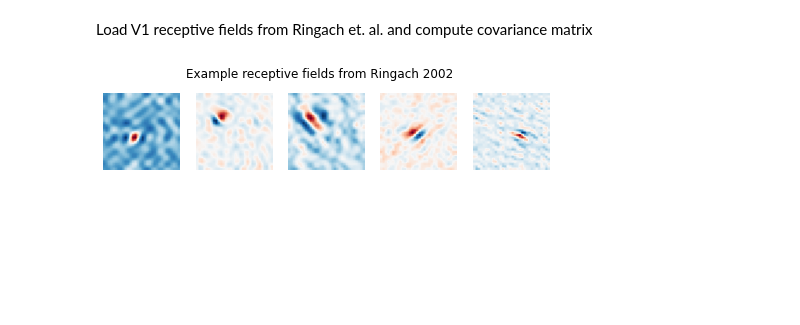
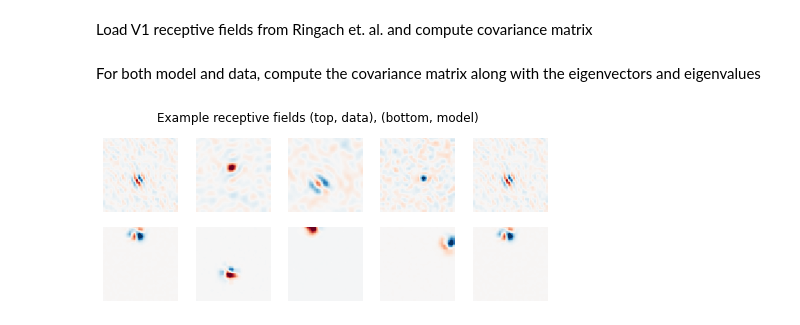
Before and after one commit to BruntonUWBio/structured-random-features, a Jupyter notebook: new_version/Ringach_V1_data.ipynb, the cells around one changed output. Drawn from its saved outputs; the diff is of its cells as text; code cells hidden in the pictures; blank space fills up the shorter version.

Commit message:
minor changes to ringach covariance analysis

```diff
--- a/new_version/Ringach_V1_data.ipynb
+++ b/new_version/Ringach_V1_data.ipynb
@@ -26,18 +27,41 @@ for cell in range(num_cells):
     STA[cell] = s_scaled.flatten()
     time_to_peak[cell] = data[0][cell][1]
     d2p[cell] = data[0][cell][2]
+# %% [markdown]
+For both model and data, compute the covariance matrix along with the eigenvectors and eigenvalues
+# %%
+# pre-processing; z-score all the receptive fields
+STA = (STA - np.mean(STA, axis=1).reshape(-1, 1)) / np.std(STA, axis=1).reshape(-1, 1)
+
+# generate receptive field from our random feature model
+W = V1_inspired_weights(num_cells, dim, t=2,l=1.5, scale=1, random_state=None)
+W = (W - np.mean(W, axis=1).reshape(-1, 1)) / np.std(W, axis=1).reshape(-1, 1)
+
+# covariance matrices
+C_data = STA.T @ STA
+C_data *= dim / np.trace(C_data).reshape(-1, 1)
+
+C_model = W.T @ W
+C_model *= dim / np.trace(C_model).reshape(-1, 1)
+
+# spectra analyses
+eigval_data, eigvec_data = la.eigh(C_data)
+eigval_model, eigvec_model = la.eigh(C_model)
 # %%
-# pre-processing; z-score all the receptive fields
-from skimage.measure import regionprops
-STA = (STA - np.mean(STA, axis=1).reshape(-1, 1)) / np.std(STA, axis=1).reshape(-1, 1)
-
 # plot a few receptive fields
-fig = plt.figure(figsize=(8, 6))
-plt.suptitle('Example receptive fields from Ringach 2002', y=0.65)
+fig = plt.figure(figsize=(8, 3))
+plt.suptitle('Example receptive fields (top, data), (bottom, model)', y=1)
 for i in range(5):
-    ax = fig.add_subplot(1, 5, i+1)
+    ax = fig.add_subplot(2, 5, i+1)
     idx = np.random.randint(num_cells)
     plt.imshow(STA[idx].reshape(32, 32), cmap='RdBu')
     plt.axis('off')
+    plt.clim(-10, 10)
+
+    ax = fig.add_subplot(2, 5, 5 + i+1)
+    plt.imshow(W[idx].reshape(32, 32), cmap='RdBu')
+    plt.axis('off')
+    plt.clim(-10, 10)
+# plt.savefig('results/ringach_data/receptive_fields.pdf')
 # %% [output]
-[figure, old version]
+[figure, new version]
```
Also changed, not shown: parts of 13 cells of this notebook.
